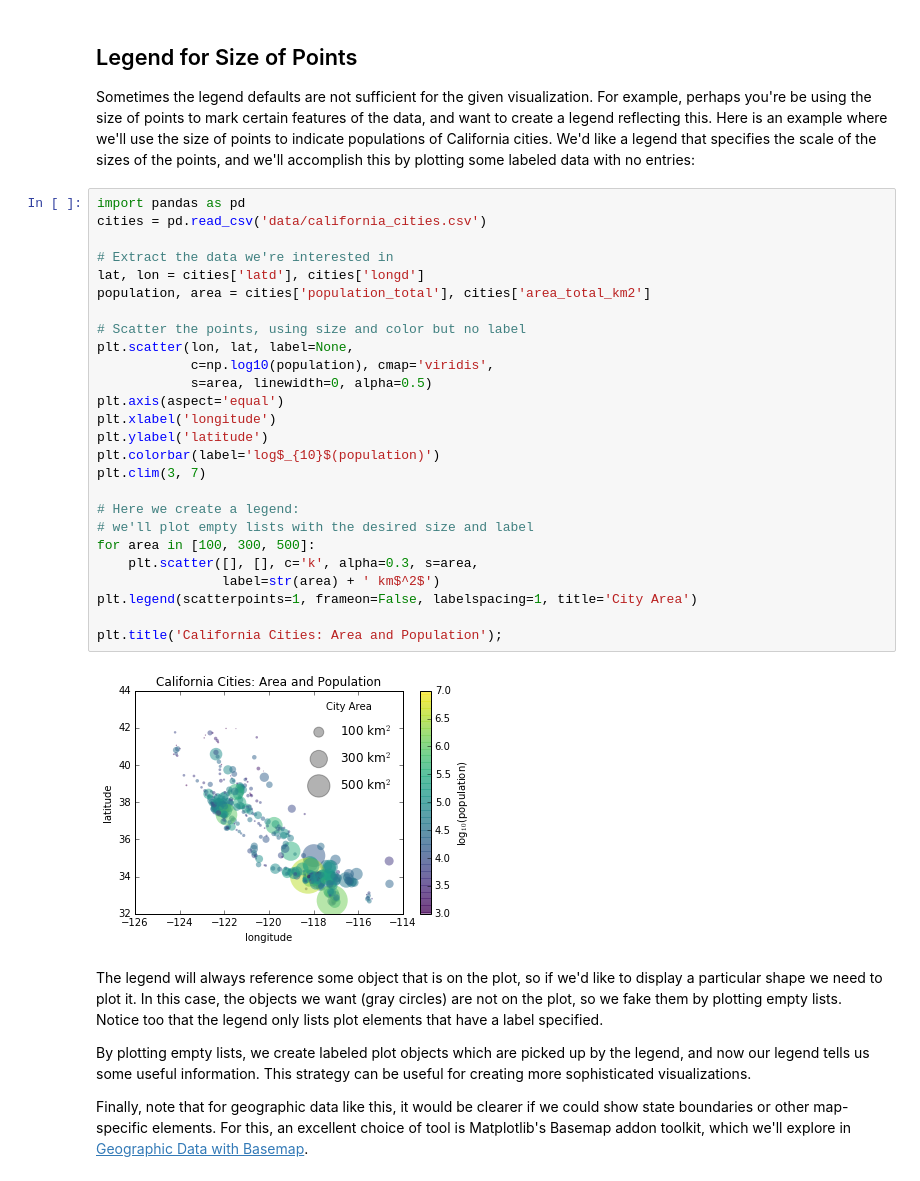
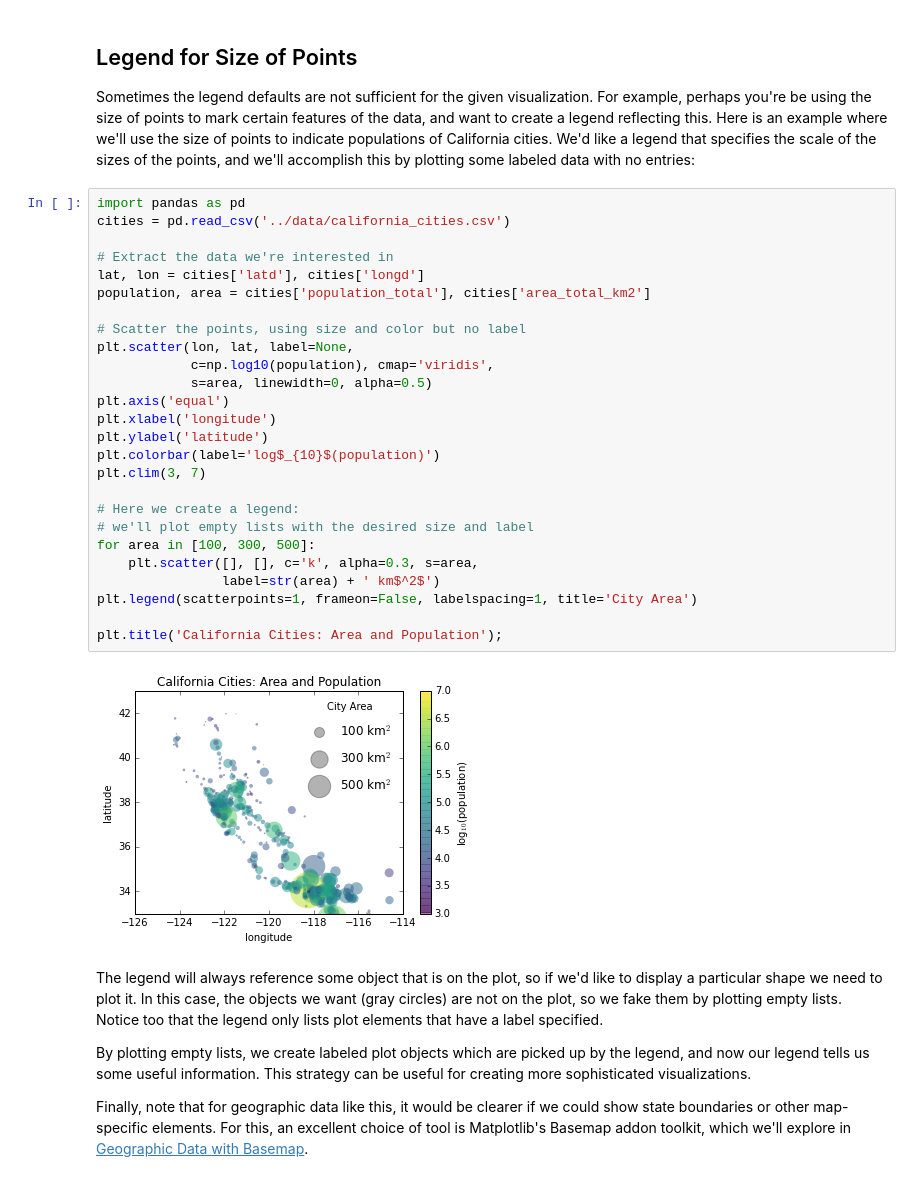
Before and after one commit to Mar111tiN/PythonDataScienceHandbook, a Jupyter notebook: notebooks/04.06-Customizing-Legends.ipynb, the cells around one changed output. Saved outputs shown, nothing was run; the diff lists cells and outputs as text.

```diff
--- a/notebooks/04.06-Customizing-Legends.ipynb
+++ b/notebooks/04.06-Customizing-Legends.ipynb
@@ -91,32 +97,32 @@ Here is an example where we'll use the size of points to indicate populations of
 We'd like a legend that specifies the scale of the sizes of the points, and we'll accomplish this by plotting some labeled data with no entries:
 # %%
 import pandas as pd
-cities = pd.read_csv('data/california_cities.csv')
+cities = pd.read_csv('../data/california_cities.csv')
 
 # Extract the data we're interested in
 lat, lon = cities['latd'], cities['longd']
 population, area = cities['population_total'], cities['area_total_km2']
 
 # Scatter the points, using size and color but no label
 plt.scatter(lon, lat, label=None,
             c=np.log10(population), cmap='viridis',
             s=area, linewidth=0, alpha=0.5)
-plt.axis(aspect='equal')
+plt.axis('equal')
 plt.xlabel('longitude')
 plt.ylabel('latitude')
 plt.colorbar(label='log$_{10}$(population)')
 plt.clim(3, 7)
 
 # Here we create a legend:
 # we'll plot empty lists with the desired size and label
 for area in [100, 300, 500]:
     plt.scatter([], [], c='k', alpha=0.3, s=area,
                 label=str(area) + ' km$^2$')
 plt.legend(scatterpoints=1, frameon=False, labelspacing=1, title='City Area')
 
 plt.title('California Cities: Area and Population');
 # %% [output]
-[figure, old version]
+[figure, new version]
 # %% [markdown]
 The legend will always reference some object that is on the plot, so if we'd like to display a particular shape we need to plot it.
 In this case, the objects we want (gray circles) are not on the plot, so we fake them by plotting empty lists.
```
Also changed, not shown: parts of 4 cells of this notebook.
